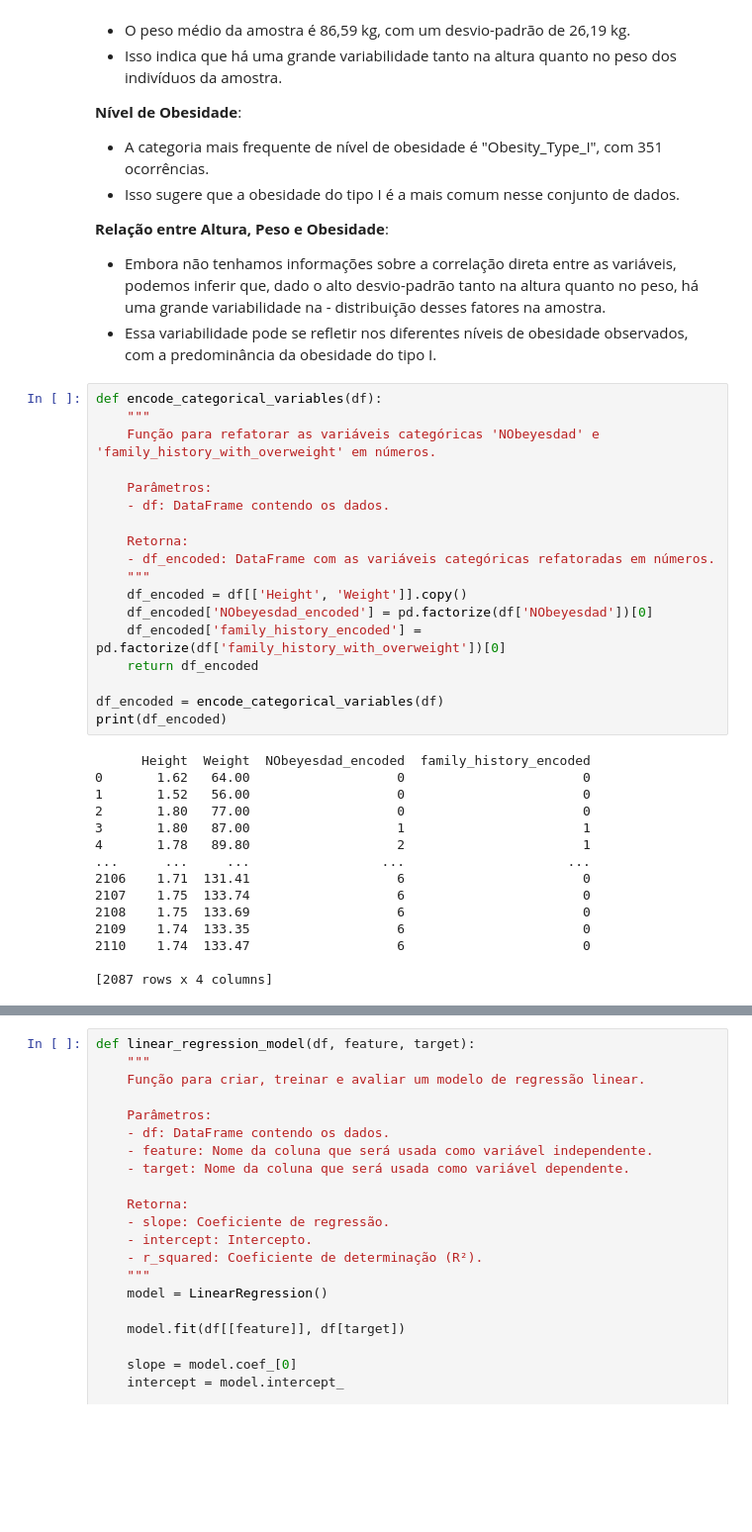
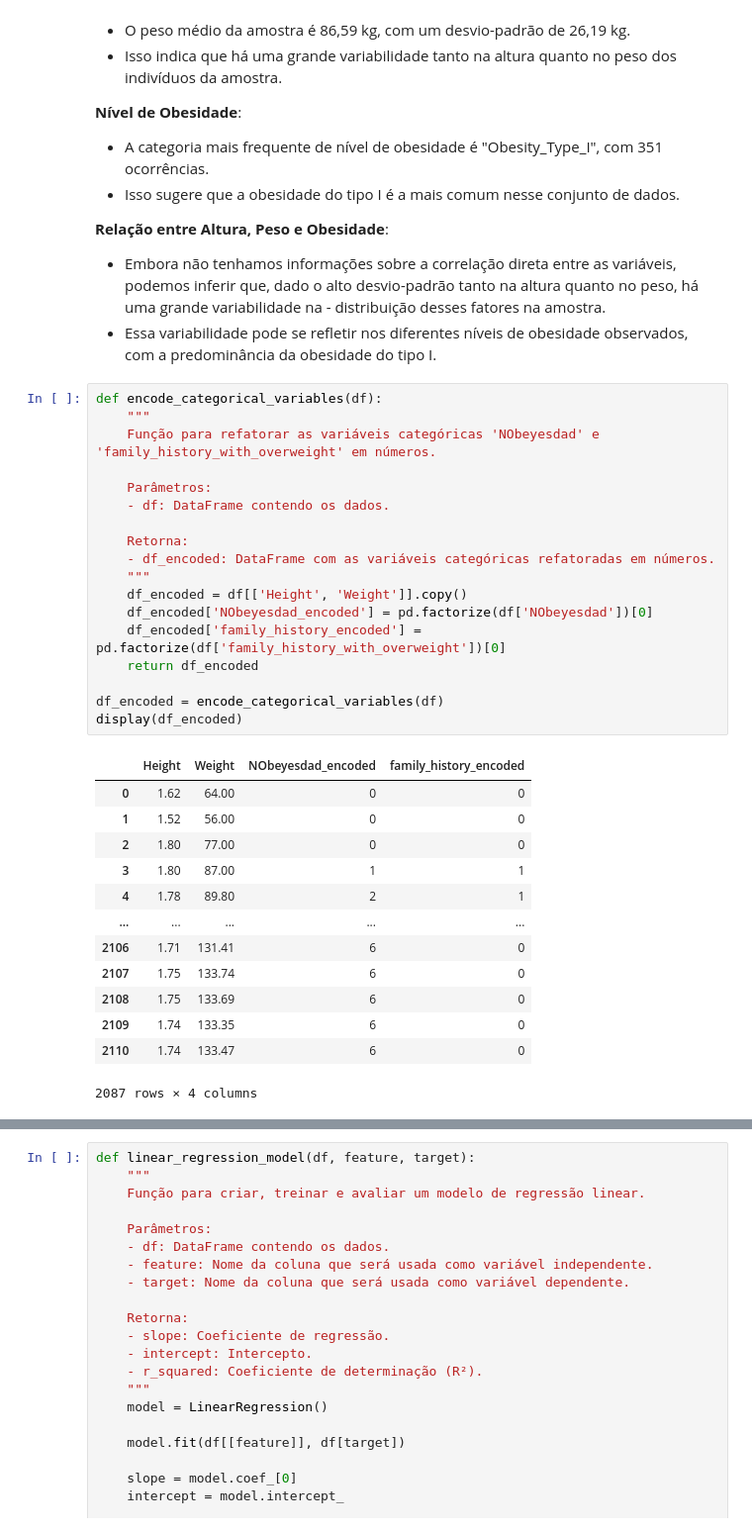
Before and after one commit to atlantico-academy/equipe5-2024.1, a Jupyter notebook: notebooks/analise.ipynb, the cells around one changed output, grey strips where cells are left out. Shown: that part at 99% size. Cells and saved outputs as stored; diff of their text form; blank space fills up the shorter version.

```diff
--- a/notebooks/analise.ipynb
+++ b/notebooks/analise.ipynb
@@ -547,34 +533,33 @@ plot_height_weight_obesity(df)
 # %%
 def encode_categorical_variables(df):
     """
     Função para refatorar as variáveis categóricas 'NObeyesdad' e 'family_history_with_overweight' em números.
 
     Parâmetros:
     - df: DataFrame contendo os dados.
 
     Retorna:
     - df_encoded: DataFrame com as variáveis categóricas refatoradas em números.
     """
     df_encoded = df[['Height', 'Weight']].copy()
     df_encoded['NObeyesdad_encoded'] = pd.factorize(df['NObeyesdad'])[0]
     df_encoded['family_history_encoded'] = pd.factorize(df['family_history_with_overweight'])[0]
     return df_encoded
 
 df_encoded = encode_categorical_variables(df)
-print(df_encoded)
+display(df_encoded)
 # %% [output]
+|  | Height | Weight | NObeyesdad_encoded | family_history_encoded |
+| 0 | 1.62 | 64.00 | 0 | 0 |
+| 1 | 1.52 | 56.00 | 0 | 0 |
+| 2 | 1.80 | 77.00 | 0 | 0 |
+| 3 | 1.80 | 87.00 | 1 | 1 |
+| 4 | 1.78 | 89.80 | 2 | 1 |
+| ... | ... | ... | ... | ... |
+| 2106 | 1.71 | 131.41 | 6 | 0 |
+| 2107 | 1.75 | 133.74 | 6 | 0 |
+| 2108 | 1.75 | 133.69 | 6 | 0 |
+| 2109 | 1.74 | 133.35 | 6 | 0 |
+| 2110 | 1.74 | 133.47 | 6 | 0 |
-      Height  Weight  NObeyesdad_encoded  family_history_encoded
-0       1.62   64.00                   0                       0
-1       1.52   56.00                   0                       0
-2       1.80   77.00                   0                       0
-3       1.80   87.00                   1                       1
-4       1.78   89.80                   2                       1
-...      ...     ...                 ...                     ...
-2106    1.71  131.41                   6                       0
-2107    1.75  133.74                   6                       0
-2108    1.75  133.69                   6                       0
-2109    1.74  133.35                   6                       0
-2110    1.74  133.47                   6                       0
-
-[2087 rows x 4 columns]
+2087 rows × 4 columns
 # %%
```
Also changed, not shown: parts of 17 cells of this notebook.
